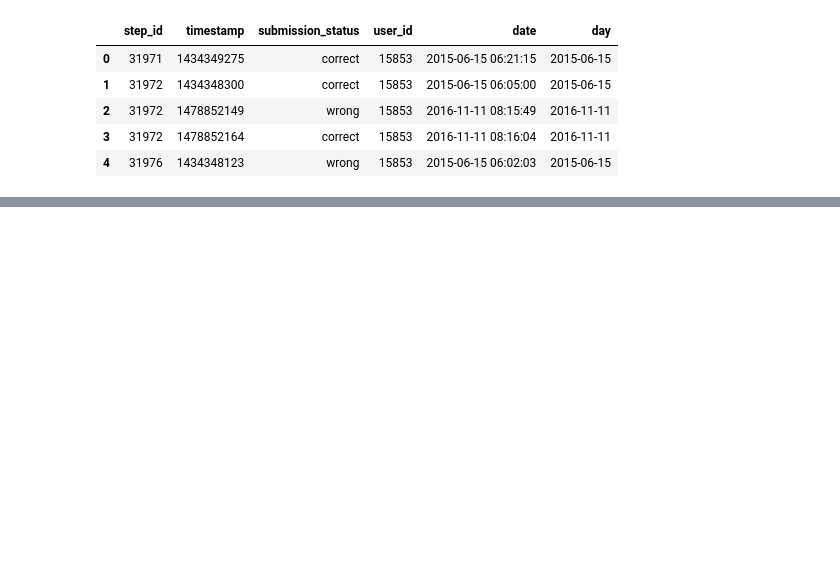
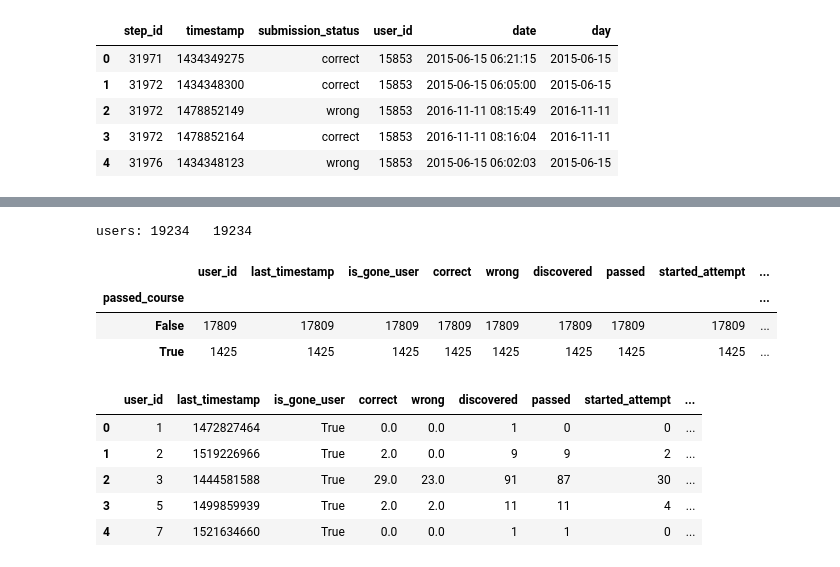
Before and after one commit to mukhad/MyPyEducations, a Jupyter notebook: Intro_DS_ML/ds_ml_unit1_set.ipynb, the cells around one changed output, grey strips where cells are left out. Cells and saved outputs as stored; diff of their text form; code cells hidden in the pictures; blank space fills up the shorter version.

```diff
--- a/Intro_DS_ML/ds_ml_unit1_set.ipynb
+++ b/Intro_DS_ML/ds_ml_unit1_set.ipynb
@@ -134,0 +154,27 @@ user_scores[( user_scores.correct > user_scores.correct.max()-10)]
+# %%
+user_uniq_days = events.groupby('user_id').day.nunique() \
+                 .to_frame().reset_index()
+user_data = user_data.merge(user_uniq_days,how='outer')
+#Успешное окончание курса с баллами > 170
+user_data['passed_course'] = user_data.passed > 170
+print("users: {}   {}" \
+      .format(user_data.user_id.nunique(),events.user_id.nunique()))
+# %% [output]
+users: 19234   19234
+# %%
+#Количество юзеров прошедших курс
+user_data.groupby('passed_course').count()
+# %% [output]
+|  | user_id | last_timestamp | is_gone_user | correct | wrong | discovered | passed | started_attempt | ... |
+| passed_course |  |  |  |  |  |  |  |  | ... |
+| False | 17809 | 17809 | 17809 | 17809 | 17809 | 17809 | 17809 | 17809 | ... |
+| True | 1425 | 1425 | 1425 | 1425 | 1425 | 1425 | 1425 | 1425 | ... |
+# %%
+user_data.head()
+# %% [output]
+|  | user_id | last_timestamp | is_gone_user | correct | wrong | discovered | passed | started_attempt | ... |
+| 0 | 1 | 1472827464 | True | 0.0 | 0.0 | 1 | 0 | 0 | ... |
+| 1 | 2 | 1519226966 | True | 2.0 | 0.0 | 9 | 9 | 2 | ... |
+| 2 | 3 | 1444581588 | True | 29.0 | 23.0 | 91 | 87 | 30 | ... |
+| 3 | 5 | 1499859939 | True | 2.0 | 2.0 | 11 | 11 | 4 | ... |
+| 4 | 7 | 1521634660 | True | 0.0 | 0.0 | 1 | 1 | 0 | ... |
```
Also changed, not shown: parts of 11 cells of this notebook, 5 other files.
